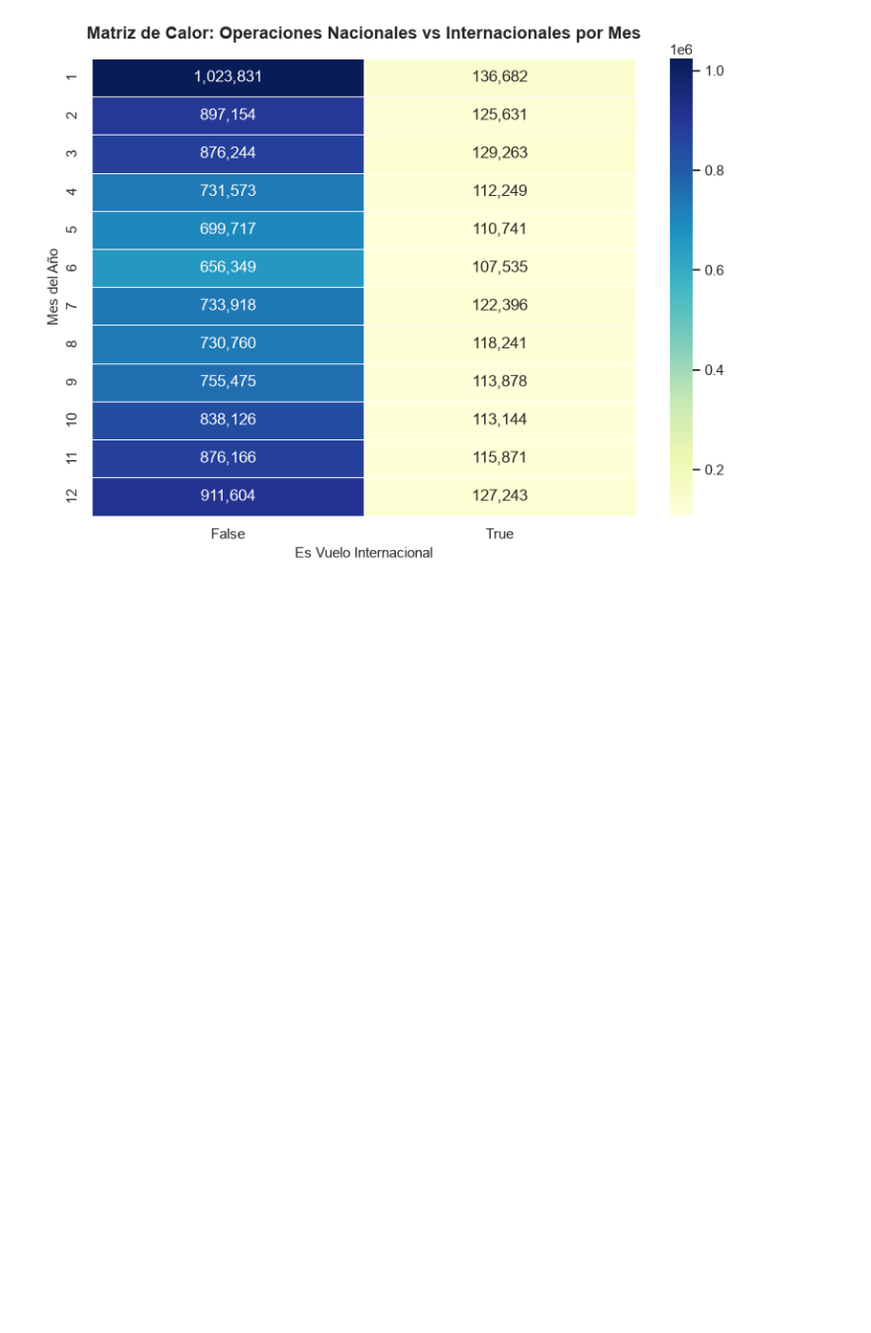
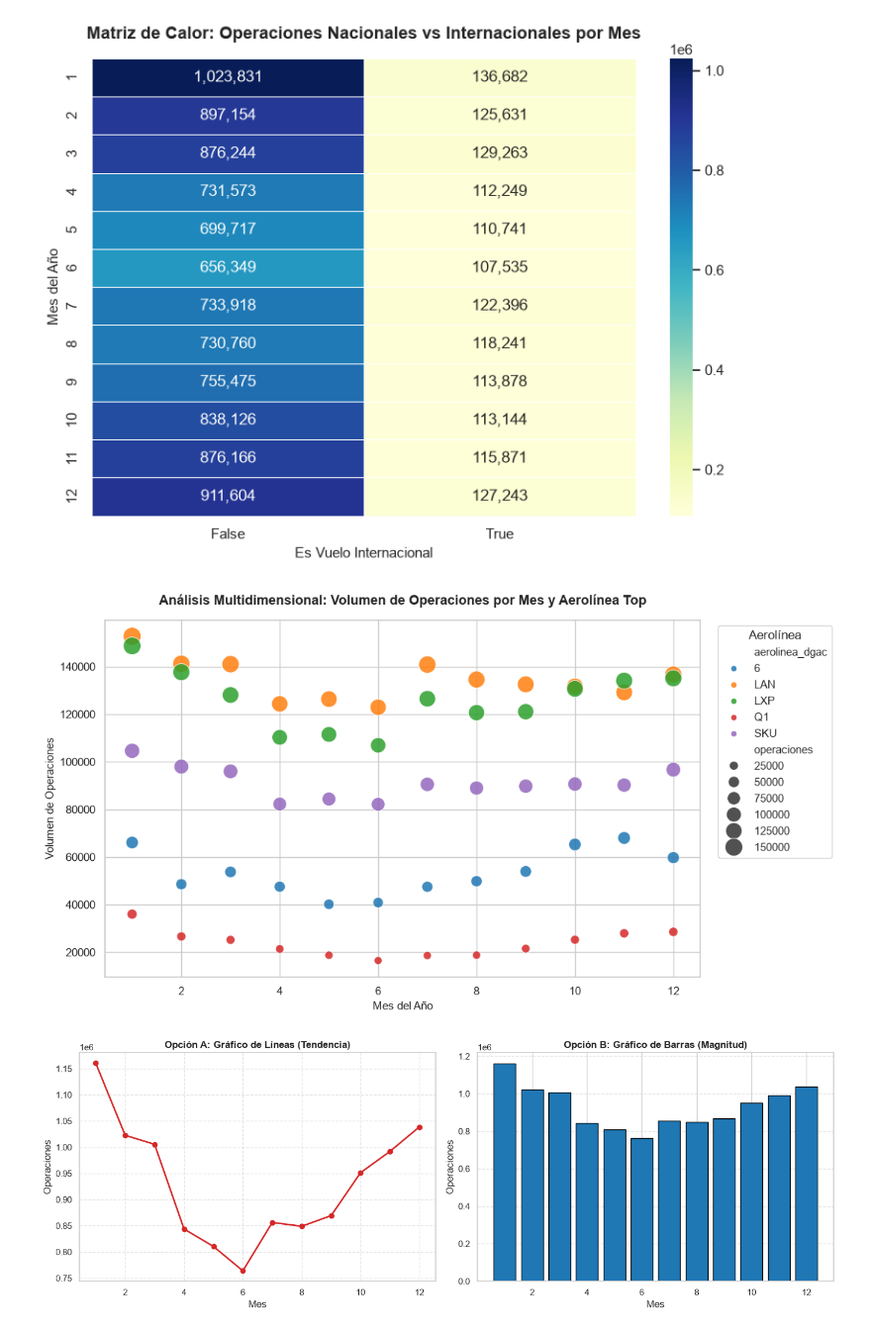
Before and after one commit to ellocobryan/visualizacion-transporte-carrasco-bryan, a Jupyter notebook: notebooks/evaluacion02.ipynb, the cells around one changed output. Shown at 99% size. Saved outputs shown, nothing was run; the diff lists cells and outputs as text; code cells hidden in the pictures; blank space fills up the shorter version.

Commit message:
incorpora visualización multidimensional y benchmark visual

```diff
--- a/notebooks/evaluacion02.ipynb
+++ b/notebooks/evaluacion02.ipynb
@@ -185,3 +185,62 @@ Passing `palette` without assigning `hue` is deprecated and will be removed in v
   ax = sns.countplot(data=df_proc, x='mes', palette='viridis')
 [figure]
 [figure]
+# %%
+# ---------------------------------------------------------
+# GRAFICO 5: Visualización Multidimensional
+# Variables: X=Mes, Y=Operaciones, Hue=Aerolínea Top, Size=Operaciones
+# ---------------------------------------------------------
+# Agrupación multidimensional
+top_lines = df_proc['aerolinea_dgac'].value_counts().head(5).index
+df_multi = df_proc[df_proc['aerolinea_dgac'].isin(top_lines)].groupby(['mes', 'aerolinea_dgac']).size().reset_index(name='operaciones')
+
+plt.figure(figsize=(11, 6))
+sns.scatterplot(
+    data=df_multi,
+    x='mes',
+    y='operaciones',
+    hue='aerolinea_dgac',
+    size='operaciones',
+    sizes=(60, 300),
+    palette='tab10',
+    alpha=0.85
+)
+
+plt.title("Análisis Multidimensional: Volumen de Operaciones por Mes y Aerolínea Top", fontsize=13, fontweight='bold', pad=15)
+plt.xlabel("Mes del Año", fontsize=11)
+plt.ylabel("Volumen de Operaciones", fontsize=11)
+plt.legend(title="Aerolínea", bbox_to_anchor=(1.02, 1), loc='upper left')
+
+plt.tight_layout()
+plt.savefig("../output/figures/05_multidimensional_aerolineas.png", dpi=300)
+plt.show()
+
+# ---------------------------------------------------------
+# BENCHMARK VISUAL: Comparación de la misma pregunta
+# Pregunta: ¿Cómo evoluciona la distribución mensual del tráfico?
+# opción A: Gráfico de Líneas vs Opción B: Gráfico de Barras
+# ---------------------------------------------------------
+fig, (ax1, ax2) = plt.subplots(1, 2, figsize=(14, 5))
+
+mes_ops = df_proc.groupby('mes').size()
+
+# Opción A: Línea
+ax1.plot(mes_ops.index, mes_ops.values, marker='o', color='#d62728', linewidth=2)
+ax1.set_title("Opción A: Gráfico de Líneas (Tendencia)", fontsize=12, fontweight='bold')
+ax1.set_xlabel("Mes")
+ax1.set_ylabel("Operaciones")
+ax1.grid(True, linestyle='--', alpha=0.5)
+
+# Opción B: Barras
+ax2.bar(mes_ops.index, mes_ops.values, color='#1f77b4', edgecolor='black')
+ax2.set_title("Opción B: Gráfico de Barras (Magnitud)", fontsize=12, fontweight='bold')
+ax2.set_xlabel("Mes")
+ax2.set_ylabel("Operaciones")
+ax2.grid(axis='y', linestyle='--', alpha=0.5)
+
+plt.tight_layout()
+plt.savefig("../output/figures/06_benchmark_visual_comparacion.png", dpi=300)
+plt.show()
+# %% [output]
+[figure, added]
+[figure, added]
```
Also changed, not shown: parts of 1 cell of this notebook, 2 other files.
